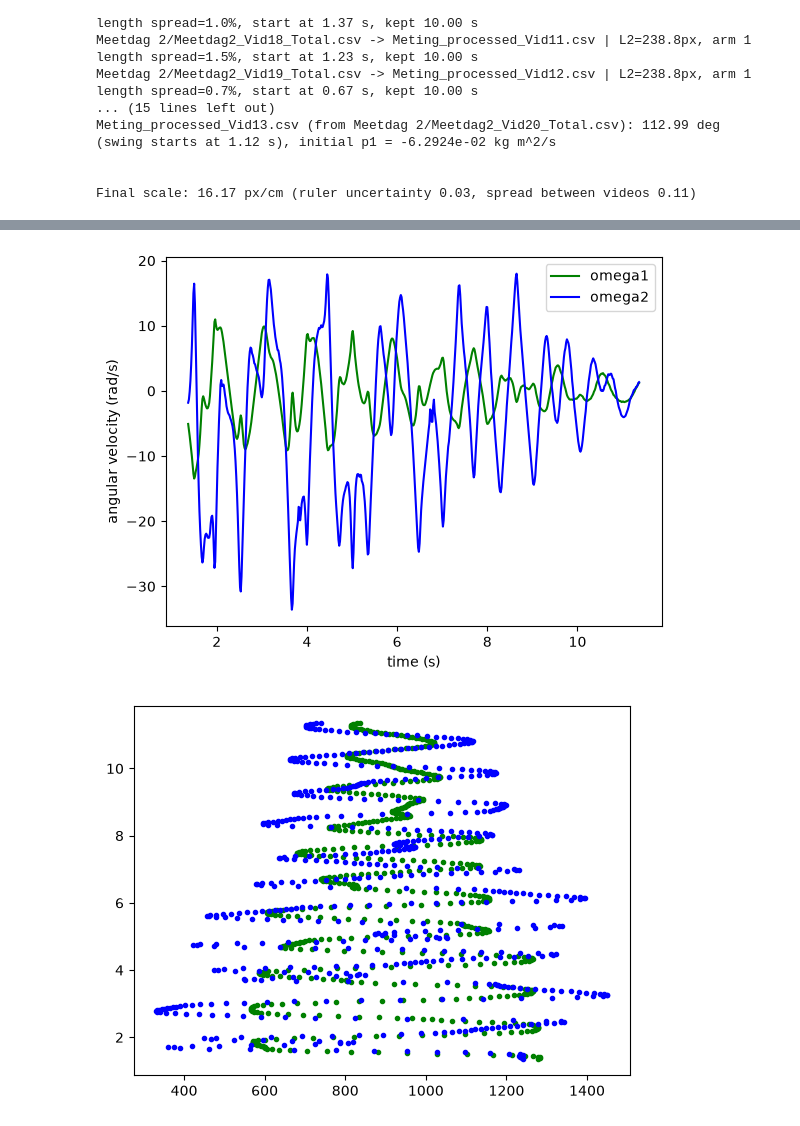
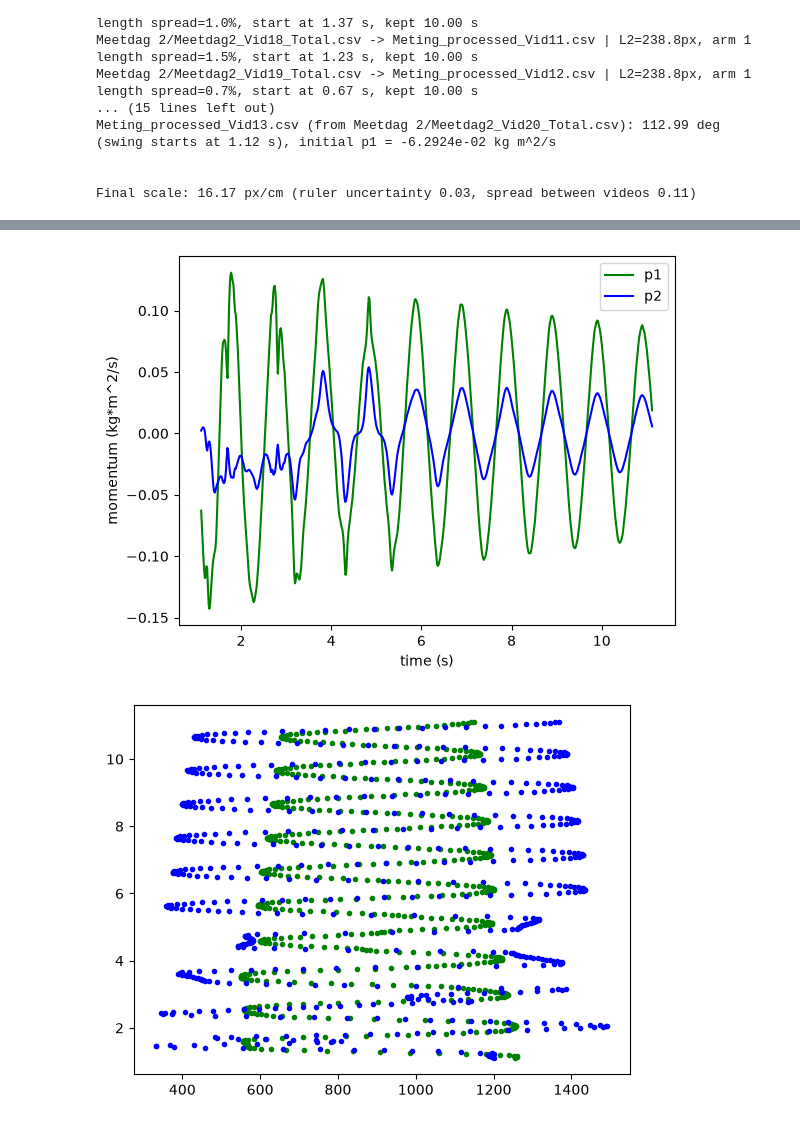
Before and after one commit to daantjebunschoten1-gif/RP---Double-Pendulum-, a Jupyter notebook: Data processing.ipynb, the cells around one changed output, grey strips where cells are left out. Saved outputs shown, nothing was run; the diff lists cells and outputs as text; code cells hidden in the pictures.

```diff
--- a/Data processing.ipynb
+++ b/Data processing.ipynb
@@ -169,7 +171,7 @@ Meting_processed_Vid13.csv (from Meetdag 2/Meetdag2_Vid20_Total.csv): 112.99 deg
 
 Final scale: 16.17 px/cm (ruler uncertainty 0.03, spread between videos 0.11)
 # %%
-coords= pd.read_csv("Meting_processed_Vid10.csv")
+coords= pd.read_csv("Meting_processed_Vid13.csv")
 
 
 tijd = coords["time_s"]
@@ -197,16 +199,16 @@ plt.plot(tijd, theta_2_interpolated, "m+", label="theta2 interpolated")
 plt.xlabel("time (s)"); plt.ylabel("angle (deg)"); plt.legend();
 plt.show()
 
-plt.Figure()
-plt.plot(tijd,p1, "g-", label="p1")
-plt.plot(tijd,p2, "b-", label="p2")
-plt.xlabel("time (s)"); plt.ylabel("momentum (kg*m/s)"); plt.legend();
-plt.show()
-
 plt.figure()
 plt.plot(tijd,omega_1, "g-", label="omega1")
 plt.plot(tijd,omega_2, "b-", label="omega2")
 plt.xlabel("time (s)"); plt.ylabel("angular velocity (rad/s)"); plt.legend();
+plt.show()
+
+plt.Figure()
+plt.plot(tijd,p1, "g-", label="p1")
+plt.plot(tijd,p2, "b-", label="p2")
+plt.xlabel("time (s)"); plt.ylabel("momentum (kg*m^2/s)"); plt.legend();
 plt.show()
 
 plt.figure()
@@ -215,7 +217,7 @@ plt.plot(x_m_b,tijd,"b.")
 plt.show()
 
 plt.figure()
-plt.plot(x_m_g,y_m_g,"g.")
-plt.plot(x_m_b,y_m_b,"b.")
+plt.plot(x_m_g,-y_m_g,"g.")
+plt.plot(x_m_b,-y_m_b,"b.")
 plt.show()
 # %% [output]
@@ -224,2 +226,2 @@ plt.show()
-[figure, old version]
+[figure, new version]
-[figure, old version]
+[figure, new version]
```
Also changed, not shown: parts of 3 cells of this notebook.
